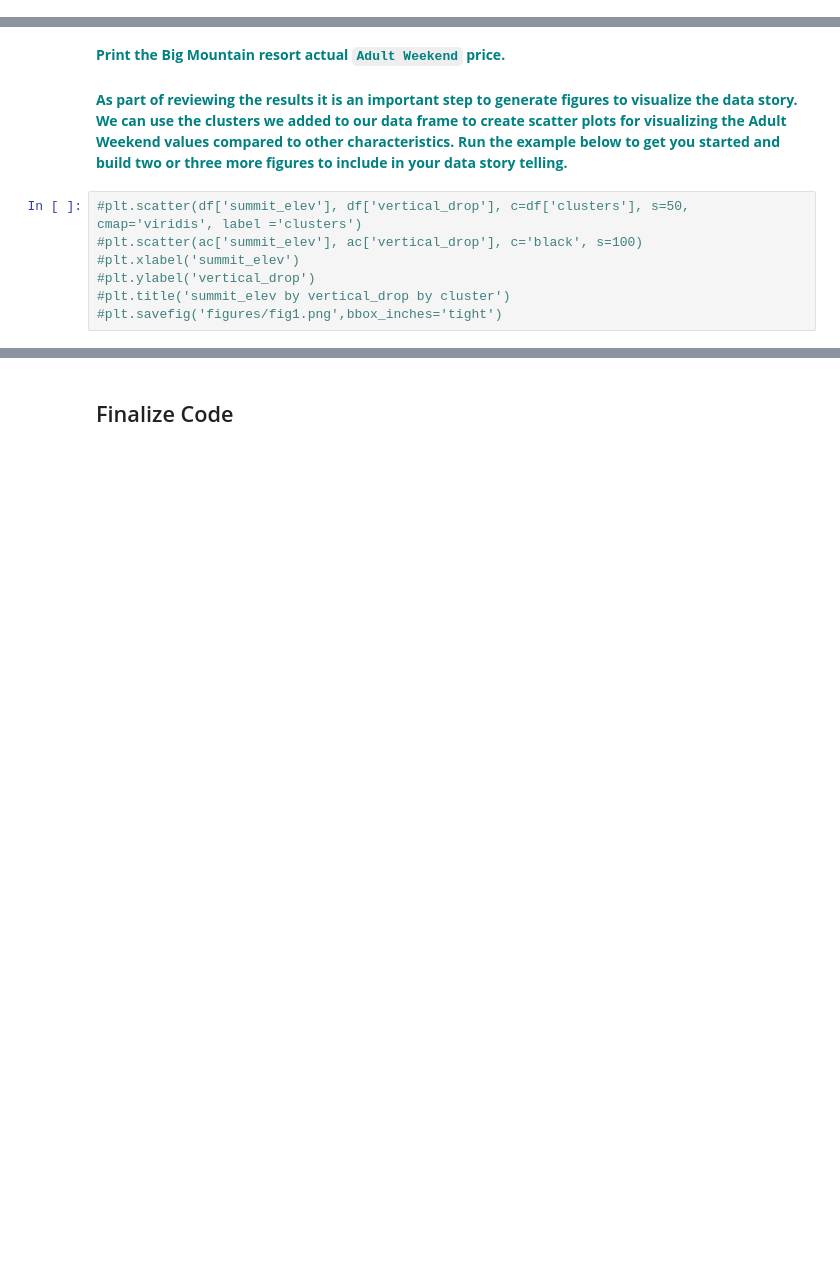
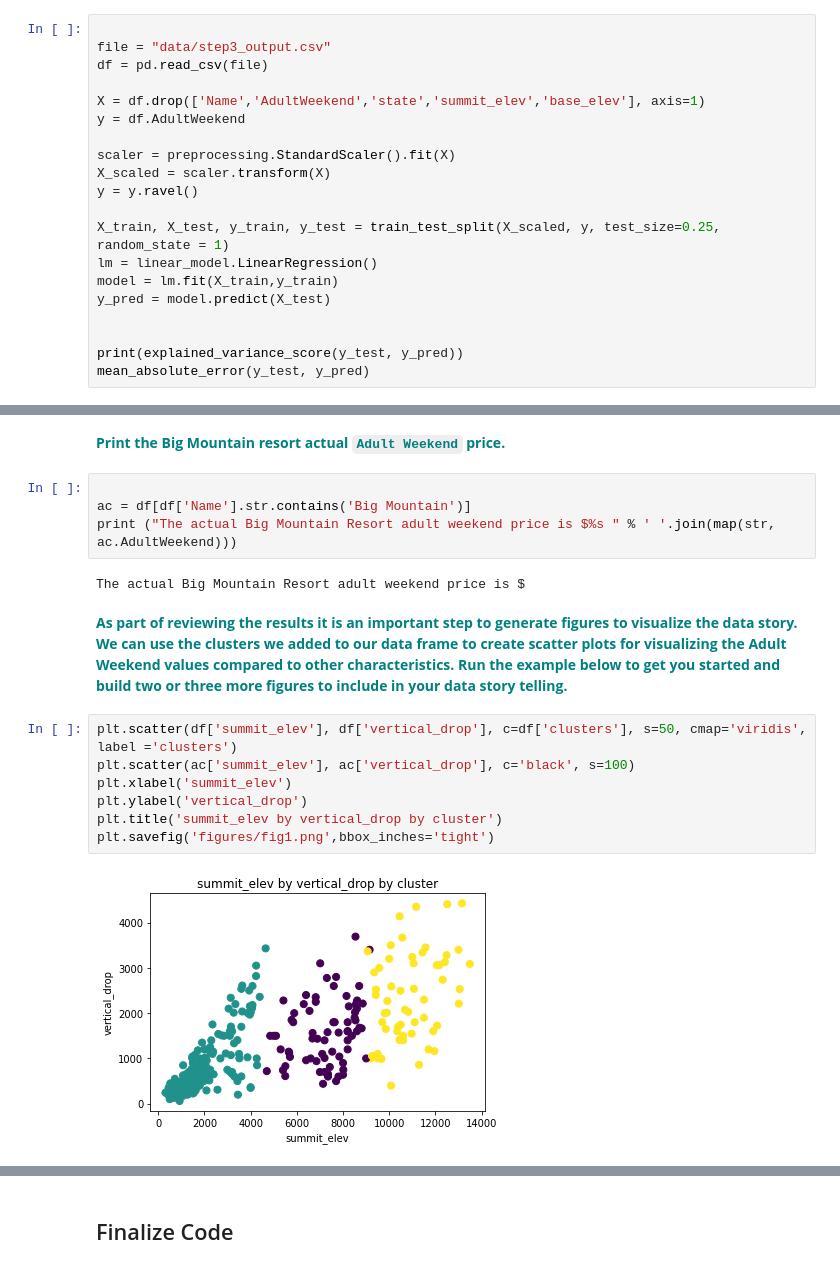
Before and after one commit to asaadkhattab/GuidedCapstone-BigMountainResort, a Jupyter notebook: Step6-Documentation.ipynb, the cells around one changed output, grey strips where cells are left out. Cells and saved outputs as stored; diff of their text form; blank space fills up the shorter version.

Commit message:
step 6 model

```diff
--- a/Step6-Documentation.ipynb
+++ b/Step6-Documentation.ipynb
@@ -30,3 +60,23 @@ In this guided capstone we are going to revisit many of the actions we took in t
 **<font color='teal'> Using sklearn fit the model you chose in Guided Capstone 5 on your training dataset. This includes: creating dummy features for states if you need them, scaling the data,and creating train and test splits before fitting the chosen model.Also, remember to generate a model performance score(MAE, or explained variance) based on the testing hold-out data set.</font>**
 # %% [markdown]
 #### Best Model
+# %%
+
+file = "data/step3_output.csv"
+df = pd.read_csv(file)
+
+X = df.drop(['Name','AdultWeekend','state','summit_elev','base_elev'], axis=1)
+y = df.AdultWeekend
+
+scaler = preprocessing.StandardScaler().fit(X)
+X_scaled = scaler.transform(X)
+y = y.ravel()
+
+X_train, X_test, y_train, y_test = train_test_split(X_scaled, y, test_size=0.25, random_state = 1)
+lm = linear_model.LinearRegression()
+model = lm.fit(X_train,y_train)
+y_pred = model.predict(X_test)
+
+
+print(explained_variance_score(y_test, y_pred))
+mean_absolute_error(y_test, y_pred)
@@ -43,11 +105,19 @@ In this guided capstone we are going to revisit many of the actions we took in t
 # %% [markdown]
 **<font color='teal'> Print the Big Mountain resort actual `Adult Weekend` price.</font>**
+# %%
+
+ac = df[df['Name'].str.contains('Big Mountain')]
+print ("The actual Big Mountain Resort adult weekend price is $%s " % ' '.join(map(str, ac.AdultWeekend)))
+# %% [output]
+The actual Big Mountain Resort adult weekend price is $
 # %% [markdown]
 **<font color='teal'> As part of reviewing the results it is an important step to generate figures to visualize the data story. We can use the clusters we added to our data frame to create scatter plots for visualizing the Adult Weekend values compared to other characteristics. Run the example below to get you started and build two or three more figures to include in your data story telling.</font>**
 # %%
-#plt.scatter(df['summit_elev'], df['vertical_drop'], c=df['clusters'], s=50, cmap='viridis', label ='clusters')
-#plt.scatter(ac['summit_elev'], ac['vertical_drop'], c='black', s=100)
-#plt.xlabel('summit_elev')
-#plt.ylabel('vertical_drop')
-#plt.title('summit_elev by vertical_drop by cluster')
-#plt.savefig('figures/fig1.png',bbox_inches='tight')
+plt.scatter(df['summit_elev'], df['vertical_drop'], c=df['clusters'], s=50, cmap='viridis', label ='clusters')
+plt.scatter(ac['summit_elev'], ac['vertical_drop'], c='black', s=100)
+plt.xlabel('summit_elev')
+plt.ylabel('vertical_drop')
+plt.title('summit_elev by vertical_drop by cluster')
+plt.savefig('figures/fig1.png',bbox_inches='tight')
+# %% [output]
+[figure, added]
```
Also changed, not shown: parts of 9 cells of this notebook, 6 other files.
